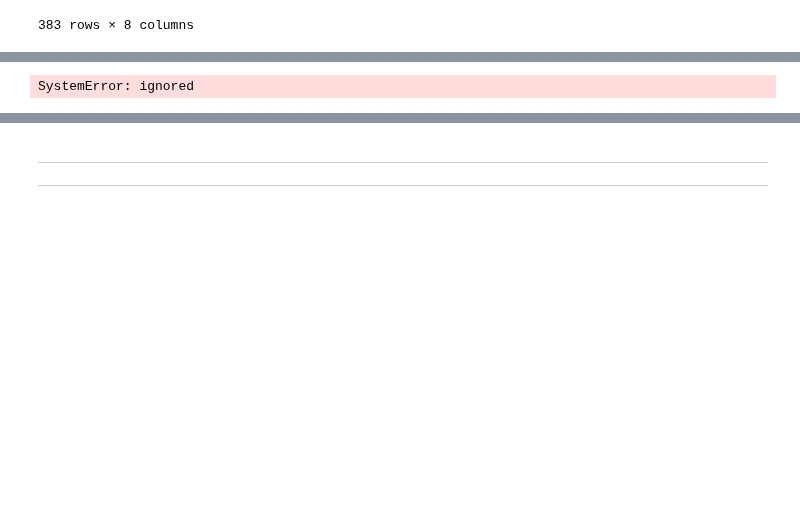
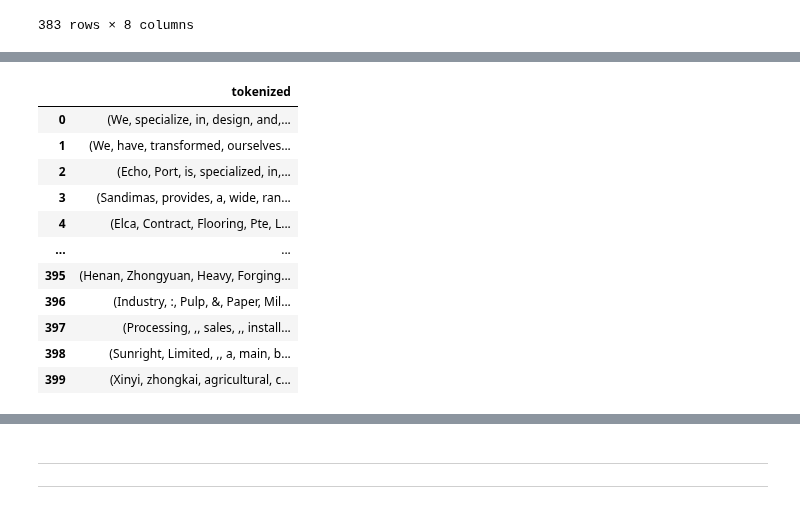
Before and after one commit to ngzhankang/finalYearProjectUOB, a Jupyter notebook: NLP.ipynb, the cells around one changed output, grey strips where cells are left out. Drawn from its saved outputs; the diff is of its cells as text; code cells hidden in the pictures; blank space fills up the shorter version.

```diff
--- a/NLP.ipynb
+++ b/NLP.ipynb
@@ -190,10 +190,10 @@ import spacy
 spacy.prefer_gpu()
 
 # configurate spacy settings
-sp = spacy.load("en_core_web_trf", disable=['parser', 'tagger', 'ner'])
+nlp = spacy.load("en_core_web_trf", disable=['parser', 'tagger', 'ner', 'lemmatizer', 'entity'])
 
 # import stopwords
-stopwords = sp.Defaults.stop_words
+stopwords = nlp.Defaults.stop_words
 
 %matplotlib inline
 # %% [markdown]
@@ -606,10 +629,28 @@ subsample
 ---
 
 Now we will start to tokenize the word after we have ensure that the text description between the company descriptions are homogenous.
+# %%
+# we will have to ensure all the dtype of the respective columns are in string and not float for spacy to handle properly, so now we will attempt to convert all into strings
+columns_to_convert = ['Sector', 'Subsector', 'Archetype', 'Valuechain', 'Company Profile Information']
+
+for i in columns_to_convert:
+  df_valid[i] = df_valid[i].astype(str)
 # %%
 # create a pandas dataframe to store the tokenized words
-df_valid['tokenized'] = df_valid['Company Profile Information'].apply(lambda x: sp(x))
+df_valid['tokenized'] = df_valid['Company Profile Information'].apply(lambda x: nlp(x))
 
-# create a new column called clean which
+# create a new column called tokenized
 df_valid[['tokenized']]
 # %% [output]
+|  | tokenized |
+| 0 | (We, specialize, in, design, and,... |
+| 1 | (We, have, transformed, ourselves... |
+| 2 | (Echo, Port, is, specialized, in,... |
+| 3 | (Sandimas, provides, a, wide, ran... |
+| 4 | (Elca, Contract, Flooring, Pte, L... |
+| ... | ... |
+| 395 | (Henan, Zhongyuan, Heavy, Forging... |
+| 396 | (Industry, :, Pulp, &, Paper, Mil... |
+| 397 | (Processing, ,, sales, ,, install... |
+| 398 | (Sunright, Limited, ,, a, main, b... |
+| 399 | (Xinyi, zhongkai, agricultural, c... |
@@ -633 +657,0 @@ df_valid[['tokenized']]
-SystemError: ignored
```
Also changed, not shown: parts of 11 cells of this notebook.
